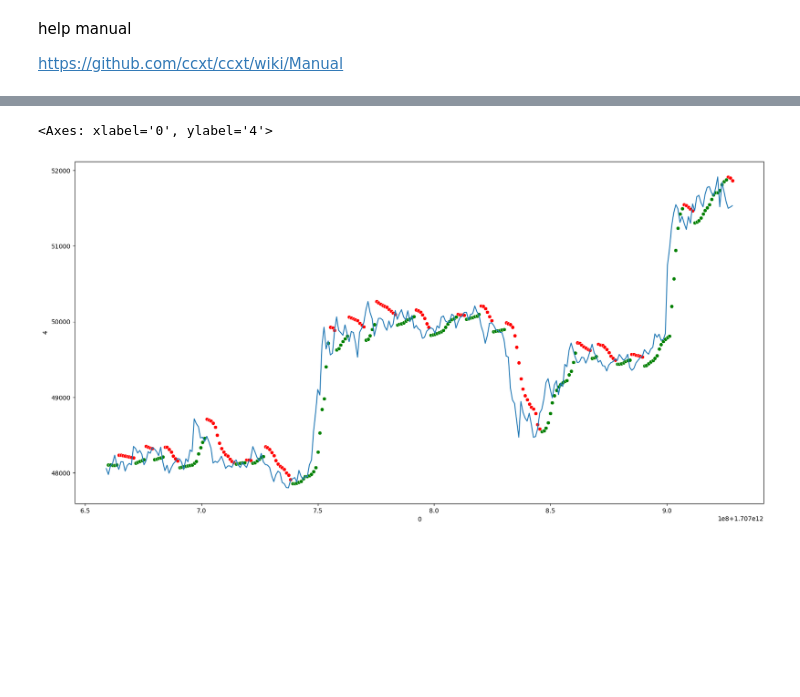
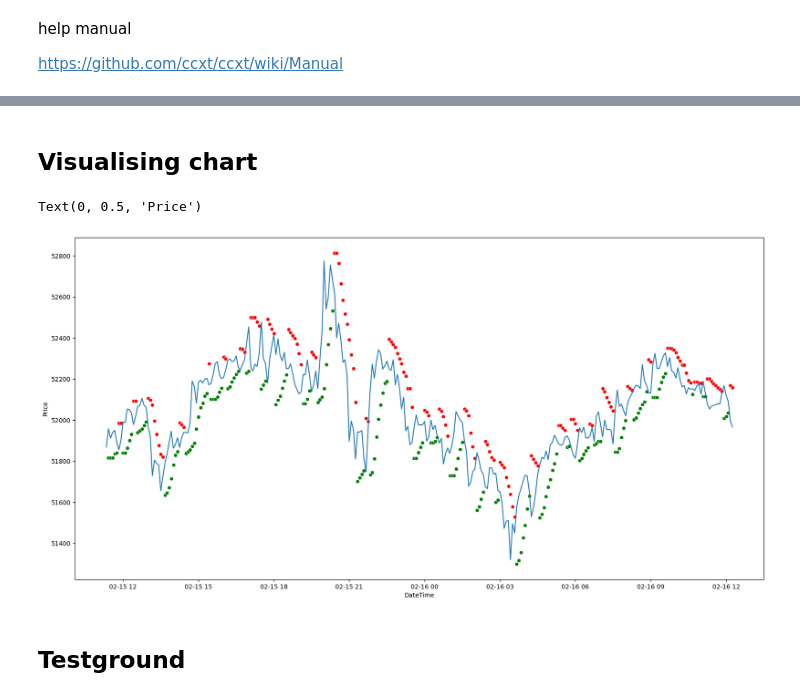
Before and after one commit to harshdabhi/crypto-trading-bot-, a Jupyter notebook: test.ipynb, the cells around one changed output, grey strips where cells are left out. Saved outputs shown, nothing was run; the diff lists cells and outputs as text; code cells hidden in the pictures; blank space fills up the shorter version.

```diff
--- a/test.ipynb
+++ b/test.ipynb
@@ -243,14 +145,71 @@ exchange = eval(f'ccxt.{exchange}')({
-# %%
-import matplotlib.pyplot as plt
-import seaborn as sns
-
-plt.figure(figsize=(20,10))
-sns.lineplot(x=df[0],y=df[4],data=df)
-sns.scatterplot(x=df[0],y=d['PSARs_0.06_0.6'],data=df,color='red')
-sns.scatterplot(x=df[0],y=d['PSARl_0.06_0.6'],data=df,color='green')
-# %% [output]
-<Axes: xlabel='0', ylabel='4'>
-[figure, removed]
+# %% [markdown]
+## Visualising chart
+# %%
+import ccxt
+import datetime
+import pandas as pd
+import pandas_ta as ta
+import time
+import json
+
+#visualisation
+
+import matplotlib.pyplot as plt
+import seaborn as sns
+
+
+import json
+with open('./file.json') as f:
+    data = json.load(f)
+
+# Access the values from the loaded JSON data
+key_value = data["key"]
+secret_value = data["secret"]
+password=data["password"]
+exchange='bybit'
+symbol = 'BTC/USDT'
+timeframe = '5m'  # 1 day : 1D timeframe
+size=0.0005
+
+# Initialize the exchange
+exchange = eval(f'ccxt.{exchange}')({
+    'enableRateLimit': True,
+    'options': {
+        'adjustForTimeDifference': True,
+        'recvWindow': 5000,
+    },
+    'apiKey': key_value,
+    'secret': secret_value
+})
+
+ohlcv = exchange.fetch_ohlcv(symbol, timeframe, since=None, limit=300)
+
+# creating dataframe of ohlcv
+df=pd.DataFrame(ohlcv)
+df.rename(columns={0:'time',1:'Open',2:'High',3:'Low',4:'Close',5:'Volume'},inplace=True)
+
+
+### PSAR
+d=ta.psar(df['High'],df['Low'],df['Close'],0.06,0.06,0.6)
+# Assuming df is your pandas DataFrame and 'time' is the column containing the Unix timestamps in milliseconds
+df['time'] = df['time'].apply(lambda x: datetime.datetime.fromtimestamp(x / 1e3))
+
+
+
+# taking latest value only
+latest_val=d.iloc[-1]
+
+plt.figure(figsize=(20,10))
+sns.lineplot(x=df['time'],y=df['Close'],data=df)
+sns.scatterplot(x=df['time'],y=d['PSARs_0.06_0.6'],data=df,color='red')
+sns.scatterplot(x=df['time'],y=d['PSARl_0.06_0.6'],data=df,color='green')
+plt.xlabel('DateTime')
+plt.ylabel('Price')
+# %% [output]
+Text(0, 0.5, 'Price')
+[figure, added]
+# %% [markdown]
+## Testground
 # %%
 import ccxt
 import datetime
```
Also changed, not shown: parts of 19 cells of this notebook, 5 other files.
